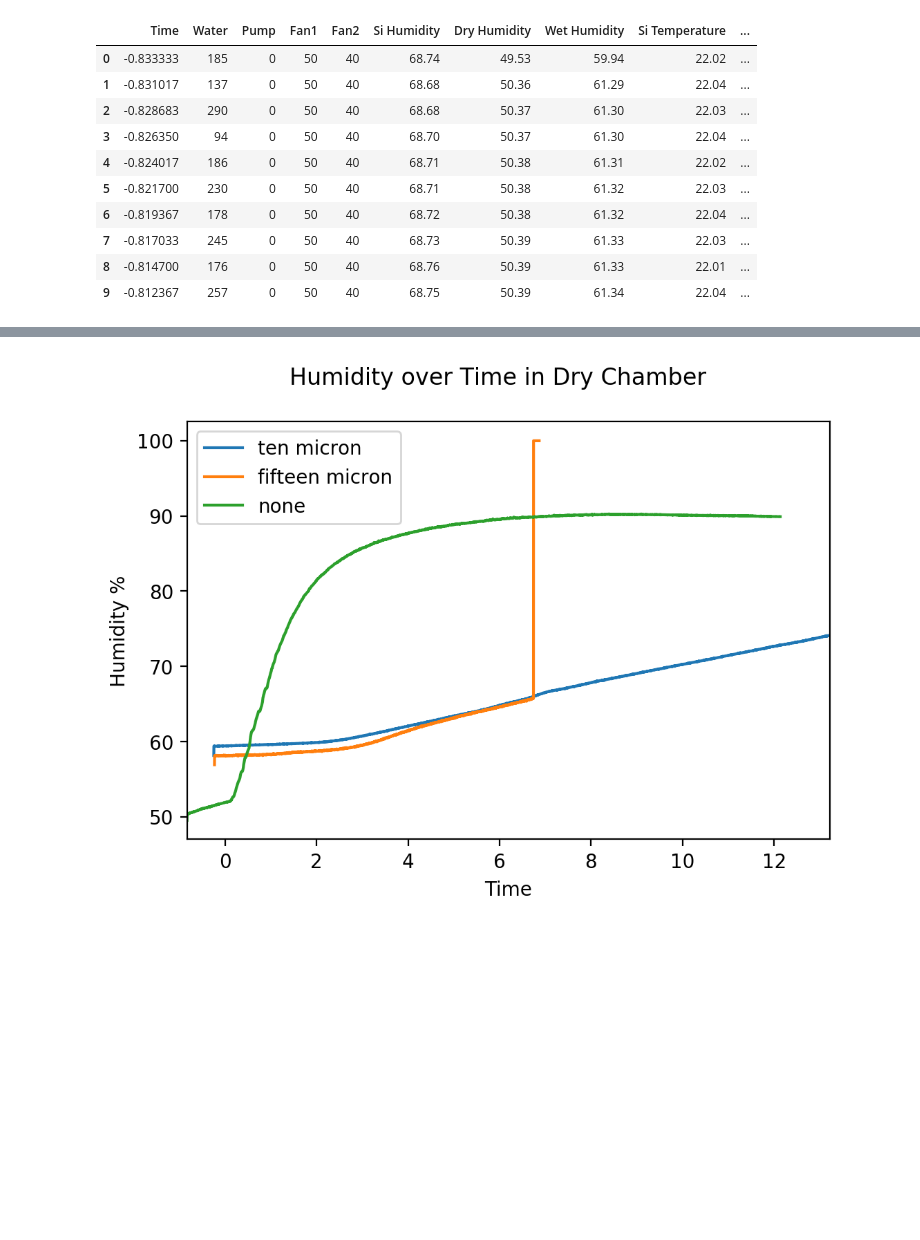
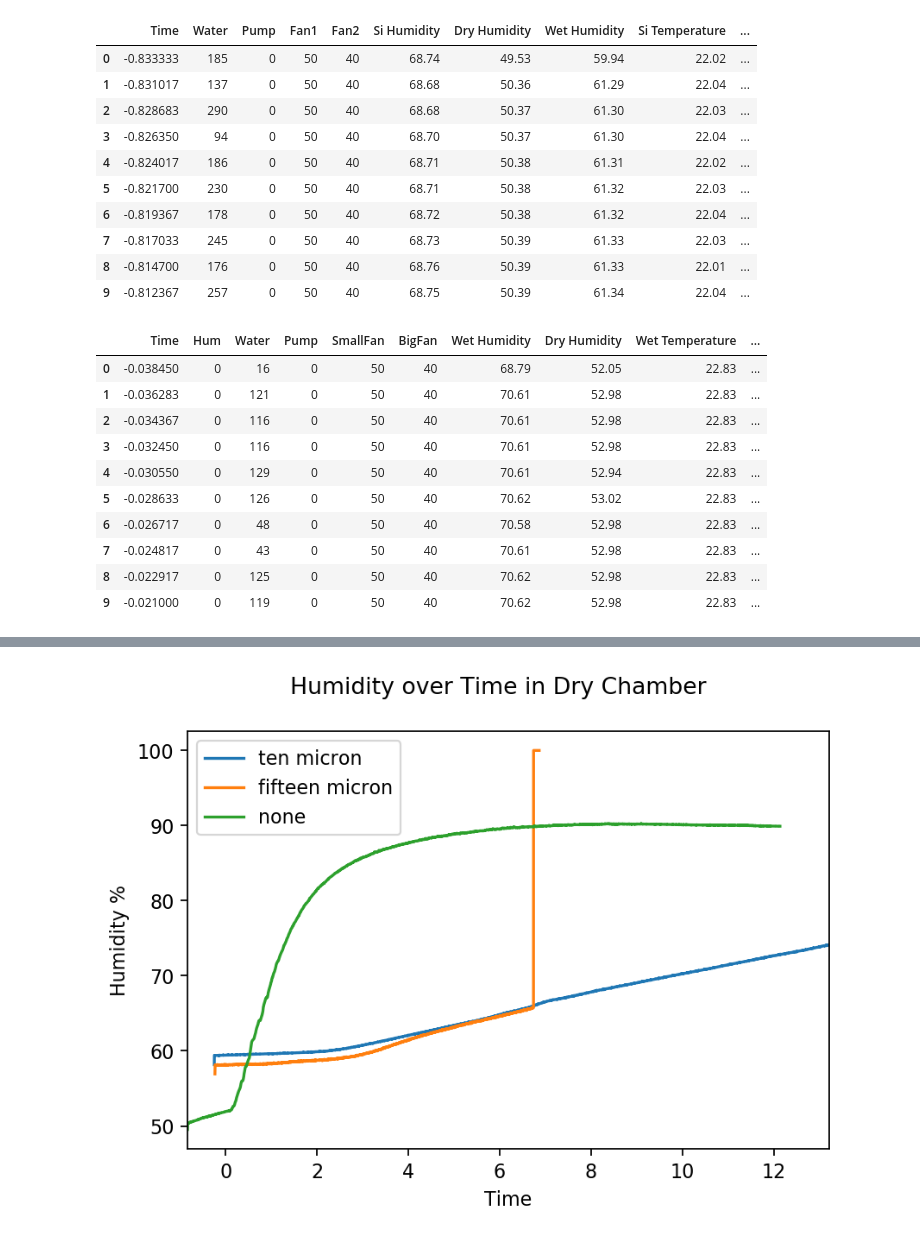
Before and after one commit to steflayanto/environmental-chamber, a Jupyter notebook: Data Analysis.ipynb, the cells around one changed output, grey strips where cells are left out. Cells and saved outputs as stored; diff of their text form; code cells hidden in the pictures; blank space fills up the shorter version.

```diff
--- a/Data Analysis.ipynb
+++ b/Data Analysis.ipynb
@@ -66,6 +68,23 @@ none.head(10)
 | 7 | -0.817033 | 245 | 0 | 50 | 40 | 68.73 | 50.39 | 61.33 | 22.03 | ... |
 | 8 | -0.814700 | 176 | 0 | 50 | 40 | 68.76 | 50.39 | 61.33 | 22.01 | ... |
 | 9 | -0.812367 | 257 | 0 | 50 | 40 | 68.75 | 50.39 | 61.34 | 22.04 | ... |
+# %%
+# Processing 15 micron data
+#Time index of when humidifier was activated was 2307
+halfhum_fifteen["Time"] = (halfhum_fifteen["Time"] - 2307) / 60000
+halfhum_fifteen.head(10)
+# %% [output]
+|  | Time | Hum | Water | Pump | SmallFan | BigFan | Wet Humidity | Dry Humidity | Wet Temperature | ... |
+| 0 | -0.038450 | 0 | 16 | 0 | 50 | 40 | 68.79 | 52.05 | 22.83 | ... |
+| 1 | -0.036283 | 0 | 121 | 0 | 50 | 40 | 70.61 | 52.98 | 22.83 | ... |
+| 2 | -0.034367 | 0 | 116 | 0 | 50 | 40 | 70.61 | 52.98 | 22.83 | ... |
+| 3 | -0.032450 | 0 | 116 | 0 | 50 | 40 | 70.61 | 52.98 | 22.83 | ... |
+| 4 | -0.030550 | 0 | 129 | 0 | 50 | 40 | 70.61 | 52.94 | 22.83 | ... |
+| 5 | -0.028633 | 0 | 126 | 0 | 50 | 40 | 70.62 | 53.02 | 22.83 | ... |
+| 6 | -0.026717 | 0 | 48 | 0 | 50 | 40 | 70.58 | 52.98 | 22.83 | ... |
+| 7 | -0.024817 | 0 | 43 | 0 | 50 | 40 | 70.61 | 52.98 | 22.83 | ... |
+| 8 | -0.022917 | 0 | 125 | 0 | 50 | 40 | 70.62 | 52.98 | 22.83 | ... |
+| 9 | -0.021000 | 0 | 119 | 0 | 50 | 40 | 70.62 | 52.98 | 22.83 | ... |
 # %%
 for f in dfs:
     f.set_index("Time", inplace=True)
```
Also changed, not shown: parts of 5 cells of this notebook, 10 other files.
